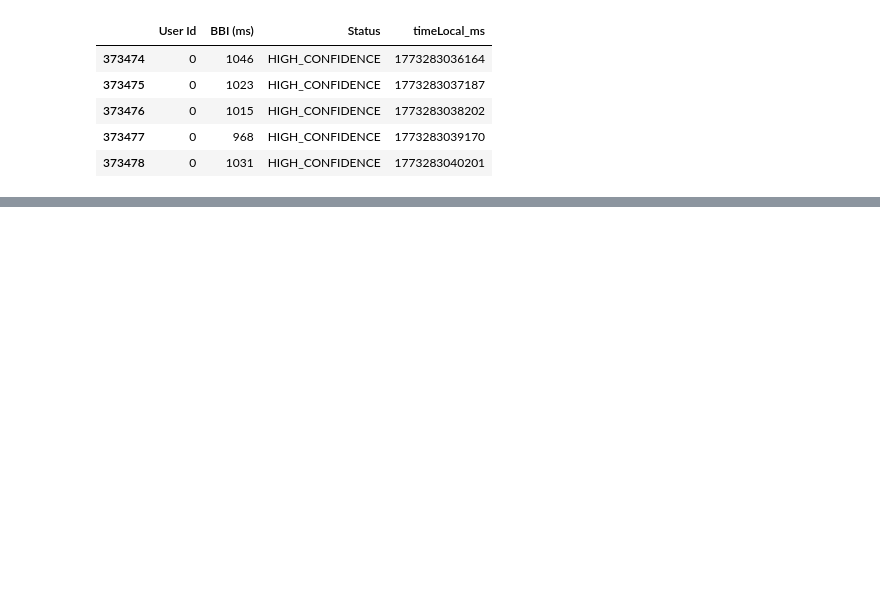
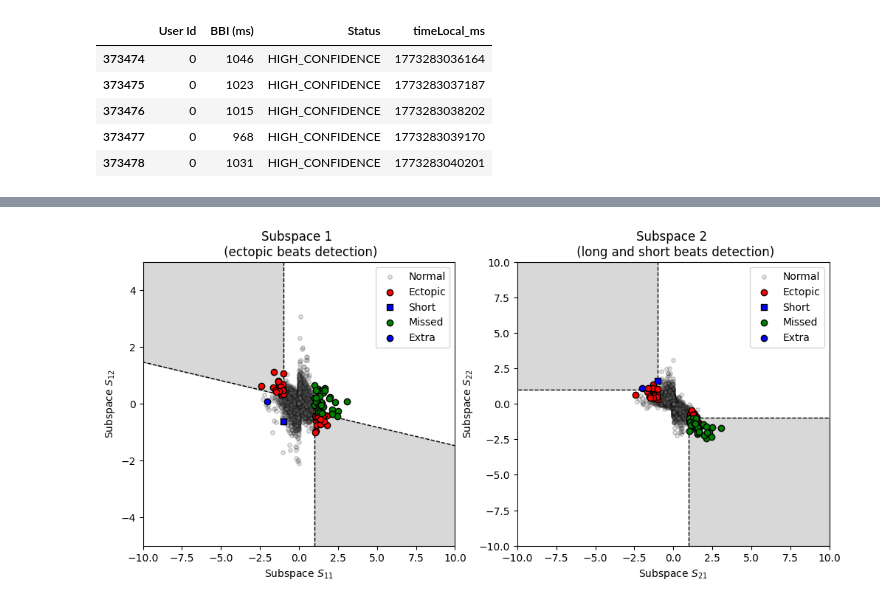
Before and after one commit to mol2people/tiktok_hrv, a Jupyter notebook: eda_hrv.ipynb, the cells around one changed output, grey strips where cells are left out. Drawn from its saved outputs; the diff is of its cells as text; code cells hidden in the pictures; blank space fills up the shorter version.

```diff
--- a/eda_hrv.ipynb
+++ b/eda_hrv.ipynb
@@ -510,0 +567,8 @@ TypeError: 'Axes' object is not subscriptable
+# %%
+# check if there are any artefacts in bad
+artefacts_bad=rr_artefacts(temp_bad['BBI (ms)'], input_type='rr_ms')
+
+for k in ['ectopic','long','short','missed','extra']:
+    oopsie=artefacts_bad.get(k)
+    print(f'{sum(oopsie)} {k} found')
+print(f'in total there are {len(oopsie)} BBIs')
@@ -510,0 +595,7 @@ TypeError: 'Axes' object is not subscriptable
+# %%
+# bad
+_, ax = plt.subplots(ncols=2, figsize=(12, 5))
+plot_subspaces(artefacts=artefacts_bad, ax=ax)
+plt.show()
+# %% [output]
+[figure, added]
```
Also changed, not shown: parts of 24 cells of this notebook, 2 other files.
